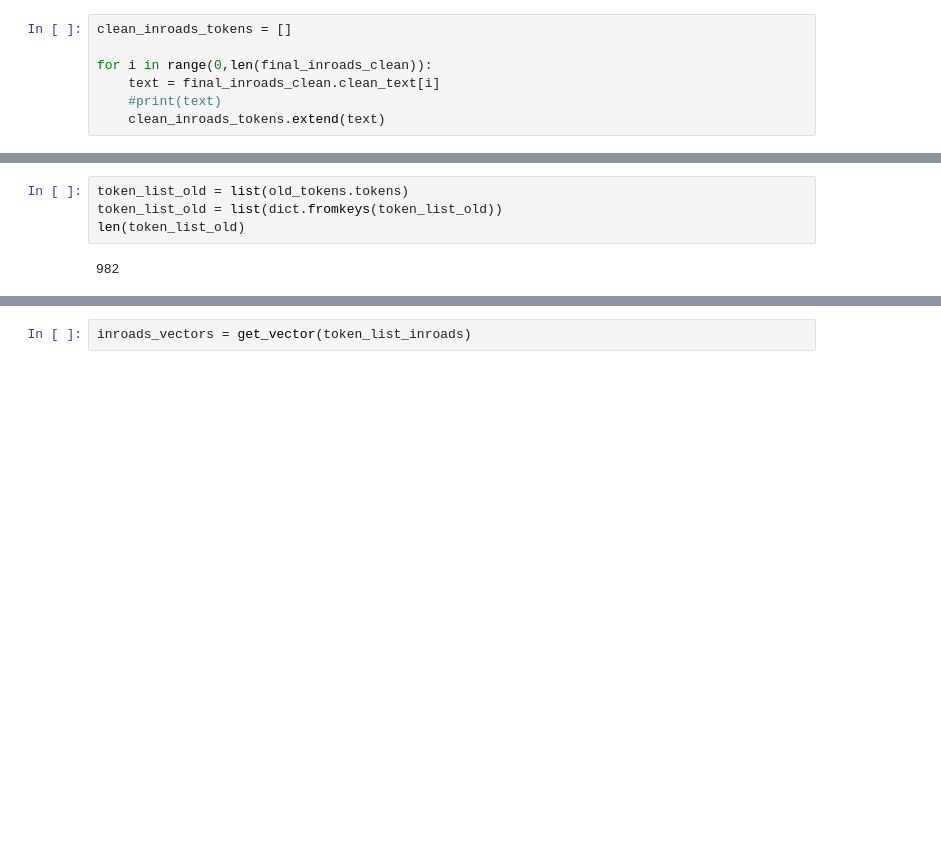
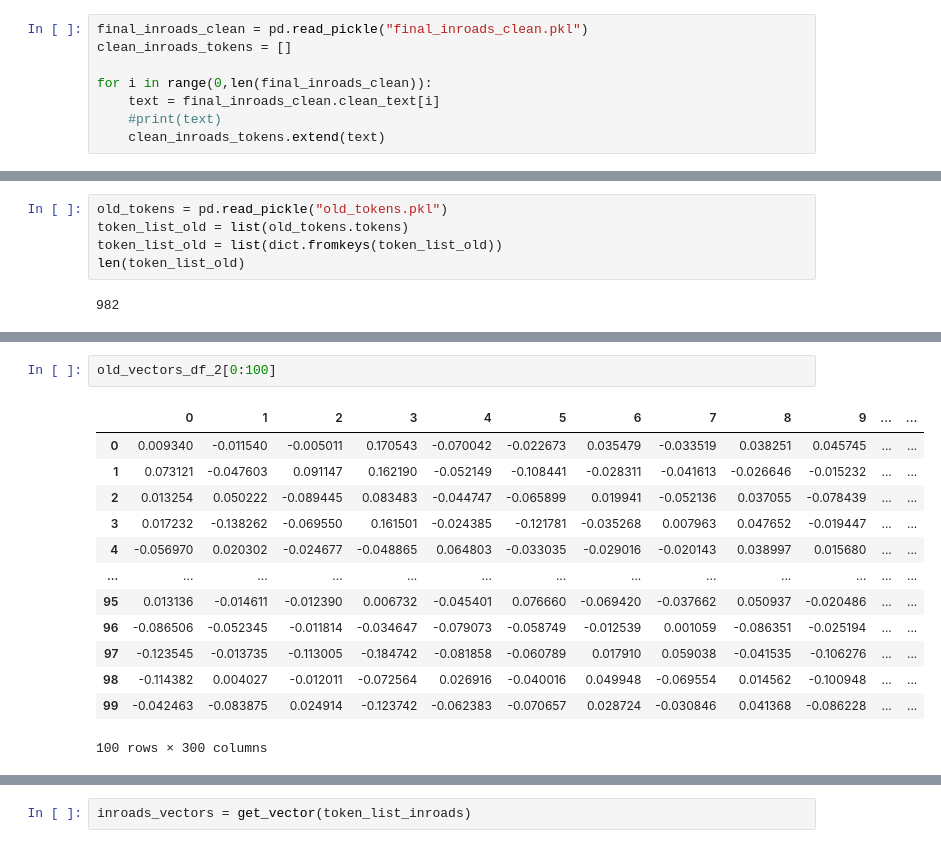
Before and after one commit to trahantet/sagemaker_inroads, a Jupyter notebook: bringyourown.ipynb, the cells around one changed output, grey strips where cells are left out. Drawn from its saved outputs; the diff is of its cells as text; blank space fills up the shorter version.

```diff
--- a/bringyourown.ipynb
+++ b/bringyourown.ipynb
@@ -135,6 +135,7 @@ final_inroads_clean.head
 final_inroads_clean.to_pickle('final_inroads_clean.pkl')
 final_inroads_clean = pd.read_pickle('final_inroads_clean.pkl')
 # %%
+final_inroads_clean = pd.read_pickle("final_inroads_clean.pkl")
 clean_inroads_tokens = []
 
 for i in range(0,len(final_inroads_clean)):
@@ -418,6 +420,7 @@ def get_vector(text):
 
     return vector_list
 # %%
+old_tokens = pd.read_pickle("old_tokens.pkl")
 token_list_old = list(old_tokens.tokens)
 token_list_old = list(dict.fromkeys(token_list_old))
 len(token_list_old)
@@ -450,0 +472,16 @@ result.head
+# %%
+old_vectors_df_2[0:100]
+# %% [output]
+|  | 0 | 1 | 2 | 3 | 4 | 5 | 6 | 7 | 8 | 9 | ... | ... |
+| 0 | 0.009340 | -0.011540 | -0.005011 | 0.170543 | -0.070042 | -0.022673 | 0.035479 | -0.033519 | 0.038251 | 0.045745 | ... | ... |
+| 1 | 0.073121 | -0.047603 | 0.091147 | 0.162190 | -0.052149 | -0.108441 | -0.028311 | -0.041613 | -0.026646 | -0.015232 | ... | ... |
+| 2 | 0.013254 | 0.050222 | -0.089445 | 0.083483 | -0.044747 | -0.065899 | 0.019941 | -0.052136 | 0.037055 | -0.078439 | ... | ... |
+| 3 | 0.017232 | -0.138262 | -0.069550 | 0.161501 | -0.024385 | -0.121781 | -0.035268 | 0.007963 | 0.047652 | -0.019447 | ... | ... |
+| 4 | -0.056970 | 0.020302 | -0.024677 | -0.048865 | 0.064803 | -0.033035 | -0.029016 | -0.020143 | 0.038997 | 0.015680 | ... | ... |
+| ... | ... | ... | ... | ... | ... | ... | ... | ... | ... | ... | ... | ... |
+| 95 | 0.013136 | -0.014611 | -0.012390 | 0.006732 | -0.045401 | 0.076660 | -0.069420 | -0.037662 | 0.050937 | -0.020486 | ... | ... |
+| 96 | -0.086506 | -0.052345 | -0.011814 | -0.034647 | -0.079073 | -0.058749 | -0.012539 | 0.001059 | -0.086351 | -0.025194 | ... | ... |
+| 97 | -0.123545 | -0.013735 | -0.113005 | -0.184742 | -0.081858 | -0.060789 | 0.017910 | 0.059038 | -0.041535 | -0.106276 | ... | ... |
+| 98 | -0.114382 | 0.004027 | -0.012011 | -0.072564 | 0.026916 | -0.040016 | 0.049948 | -0.069554 | 0.014562 | -0.100948 | ... | ... |
+| 99 | -0.042463 | -0.083875 | 0.024914 | -0.123742 | -0.062383 | -0.070657 | 0.028724 | -0.030846 | 0.041368 | -0.086228 | ... | ... |
+100 rows × 300 columns
```
Also changed, not shown: parts of 7 cells of this notebook, 2 other files.
